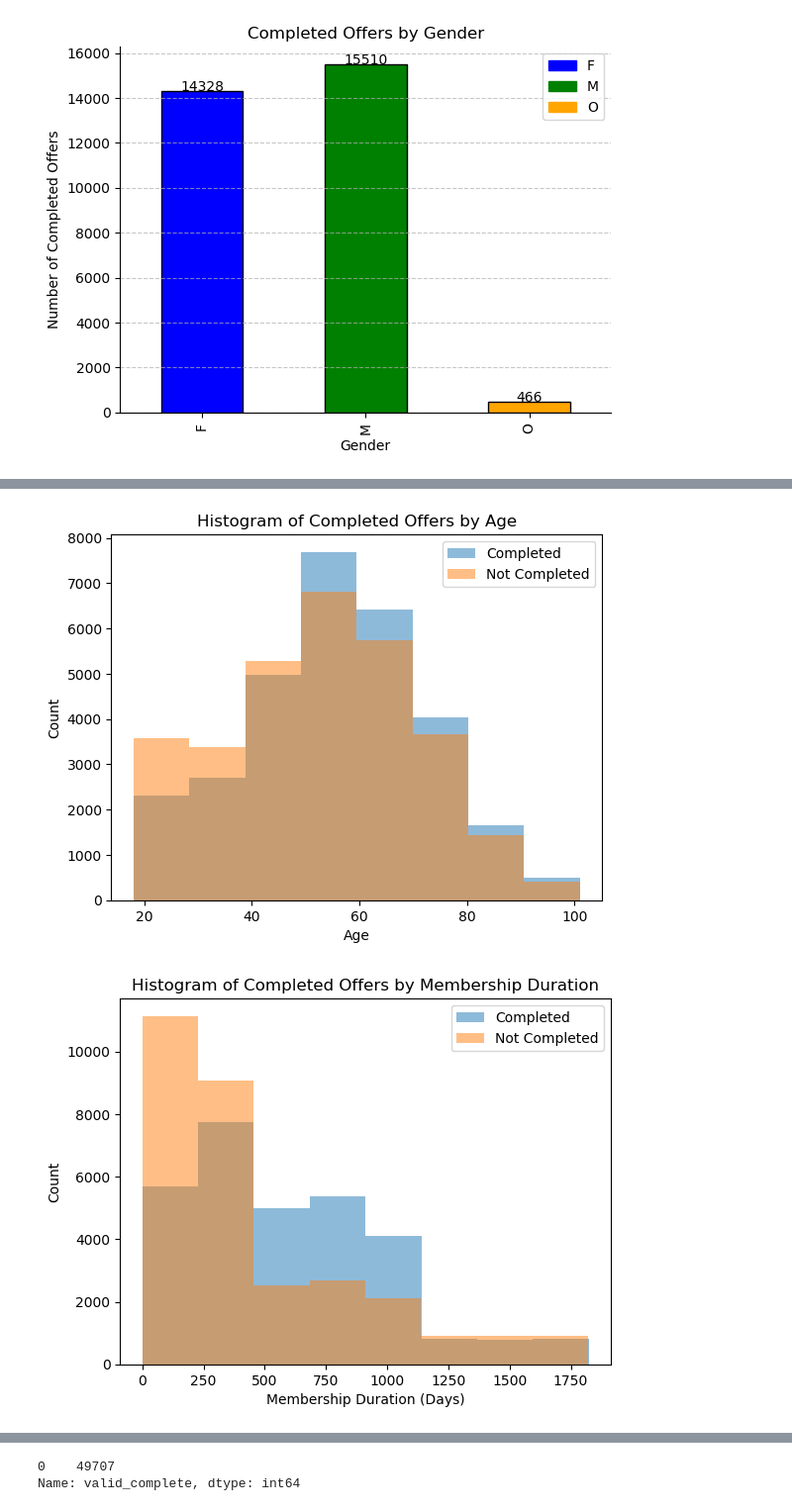
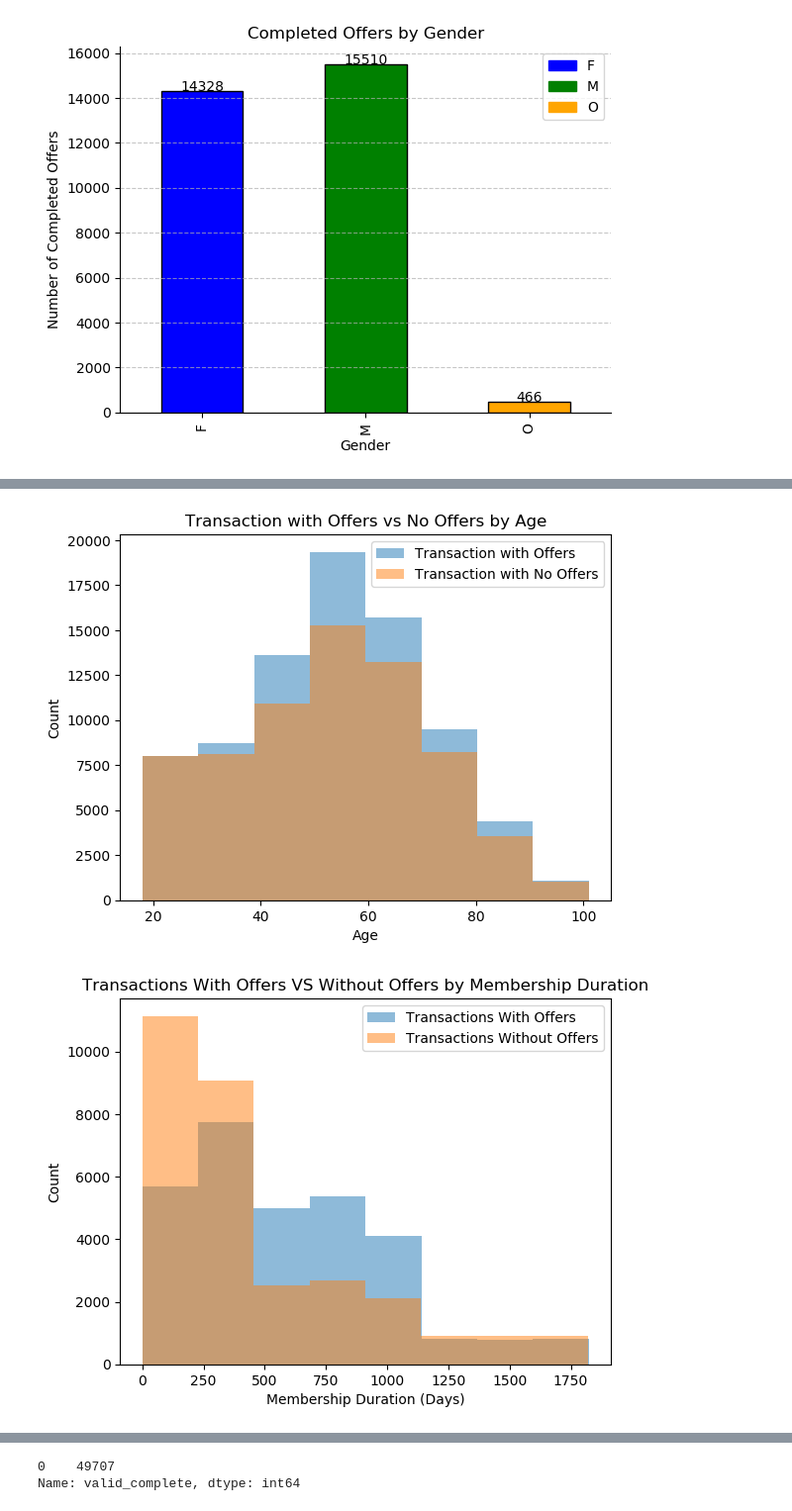
Before and after one commit to ShantiRoseCodes/aws_mle_capstone_project, a Jupyter notebook: Starbucks Capstone Exploration of Joined Tables.ipynb, the cells around one changed output, grey strips where cells are left out. Shown: that part at 99% size. Drawn from its saved outputs; the diff is of its cells as text; code cells hidden in the pictures.

```diff
--- a/Starbucks Capstone Exploration of Joined Tables.ipynb
+++ b/Starbucks Capstone Exploration of Joined Tables.ipynb
@@ -273,31 +271,31 @@ plt.show()
 # %%
-plt.hist(complete_df['age'][complete_df['offer_completed'] == 1], bins=8, alpha=0.5, label='Completed')
-plt.hist(complete_df['age'][complete_df['offer_completed'] == 0], bins=8, alpha=0.5, label='Not Completed')
+plt.hist(transaction_with_labels['age'][transaction_with_labels['completed'] == 1], bins=8, alpha=0.5, label='Transaction with Offers')
+plt.hist(transaction_with_labels['age'][transaction_with_labels['completed'] == 0], bins=8, alpha=0.5, label='Transaction with No Offers')
 plt.legend(loc='upper right')
 
 # add labels and title
 plt.xlabel('Age')
 plt.ylabel('Count')
-plt.title('Histogram of Completed Offers by Age')
+plt.title('Transaction with Offers vs No Offers by Age')
 
 plt.show()
 
 # plt.savefig(os.path.join('photos/completed_age.png'), dpi=300, format='png', bbox_inches='tight') # use format='svg' or 'pdf' for vectorial pictures
 # %% [output]
-[figure, old version]
+[figure, new version]
 # %%
-plt.hist(complete_df['membership_duration'][complete_df['offer_completed'] == 1], bins=8, alpha=0.5, label='Completed')
-plt.hist(complete_df['membership_duration'][complete_df['offer_completed'] == 0], bins=8, alpha=0.5, label='Not Completed')
+plt.hist(complete_df['membership_duration'][complete_df['offer_completed'] == 1], bins=8, alpha=0.5, label='Transactions With Offers')
+plt.hist(complete_df['membership_duration'][complete_df['offer_completed'] == 0], bins=8, alpha=0.5, label='Transactions Without Offers')
 plt.legend(loc='upper right')
 
 # add labels and title
 plt.xlabel('Membership Duration (Days)')
 plt.ylabel('Count')
-plt.title('Histogram of Completed Offers by Membership Duration')
+plt.title('Transactions With Offers VS Without Offers by Membership Duration')
 
 plt.show()
 
 # plt.savefig(os.path.join('photos/completed_membership_duration.png'), dpi=300, format='png', bbox_inches='tight') # use format='svg' or 'pdf' for vectorial pictures
 # %% [output]
-[figure, old version]
+[figure, new version]
 # %%
```
Also changed, not shown: parts of 19 cells of this notebook, 1 other file.
